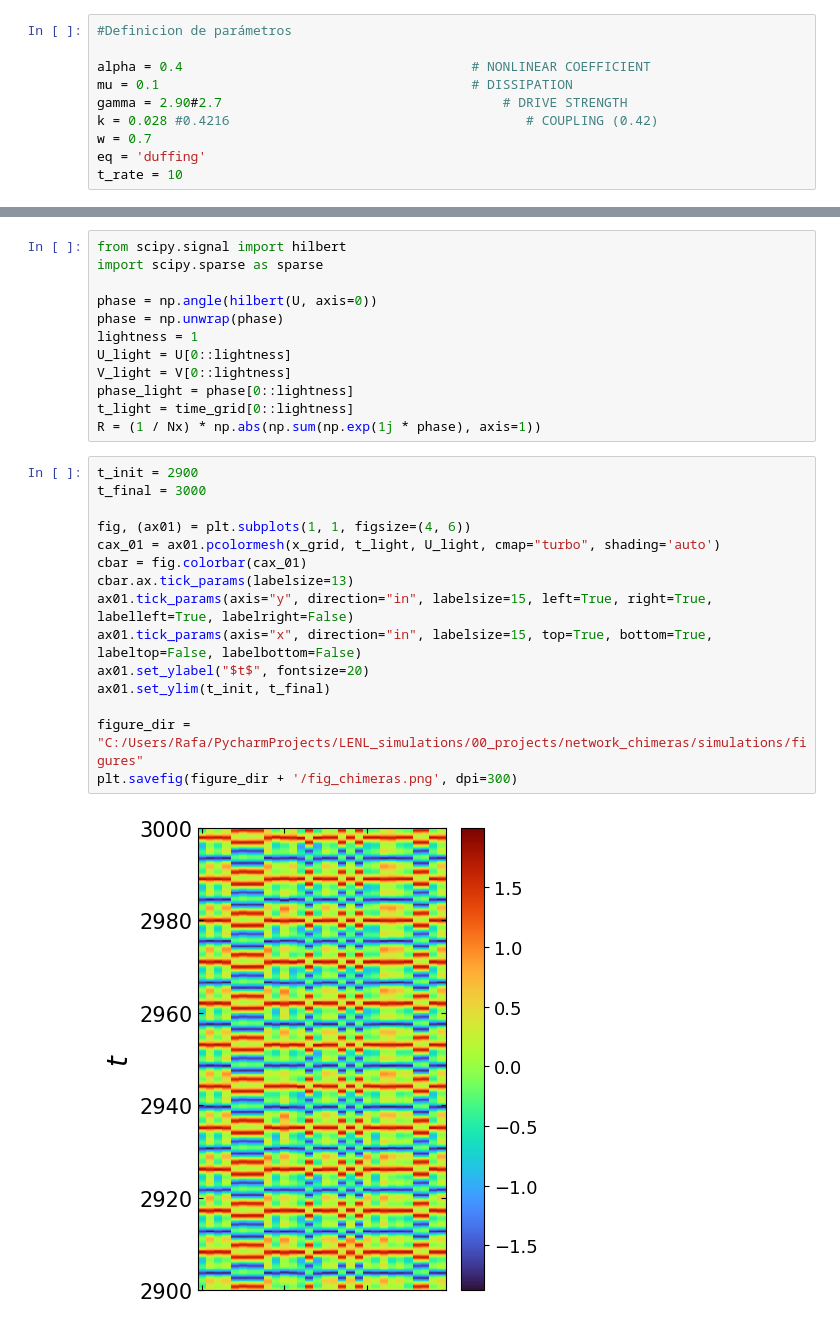
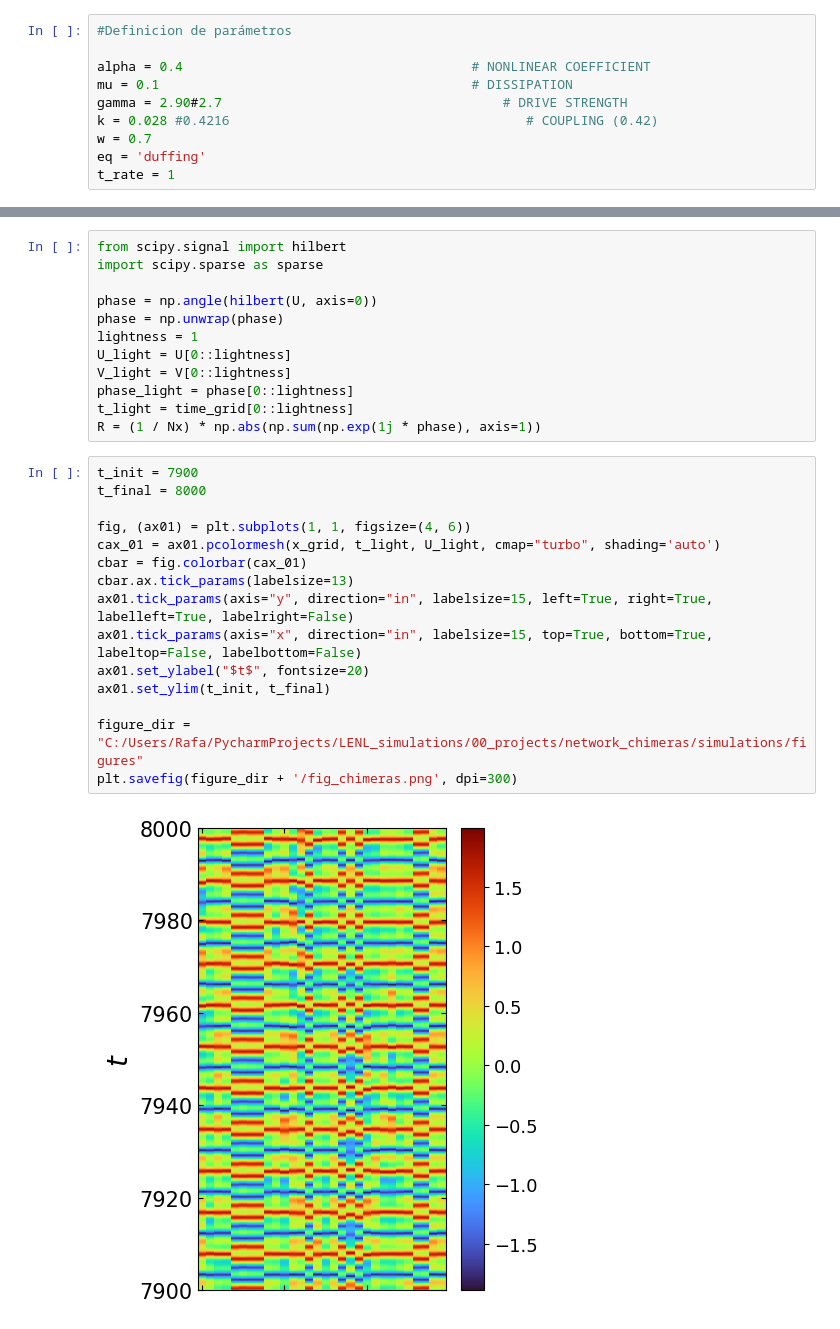
Before and after one commit to rariveros/LENL_simulations, a Jupyter notebook: 00_projects/network_chimeras/simulations/simulation.ipynb, the cells around one changed output, grey strips where cells are left out. Saved outputs shown, nothing was run; the diff lists cells and outputs as text.

```diff
--- a/00_projects/network_chimeras/simulations/simulation.ipynb
+++ b/00_projects/network_chimeras/simulations/simulation.ipynb
@@ -262,7 +311,7 @@ gamma = 2.90#2.7                                    # DRIVE STRENGTH
 k = 0.028 #0.4216                                      # COUPLING (0.42)
 w = 0.7
 eq = 'duffing'
-t_rate = 10
+t_rate = 1
 # %%
 # Grid definition
 N_nodes = 30
@@ -308,22 +357,22 @@ phase_light = phase[0::lightness]
 t_light = time_grid[0::lightness]
 R = (1 / Nx) * np.abs(np.sum(np.exp(1j * phase), axis=1))
 # %%
-t_init = 2900
-t_final = 3000
+t_init = 7900
+t_final = 8000
 
 fig, (ax01) = plt.subplots(1, 1, figsize=(4, 6))
 cax_01 = ax01.pcolormesh(x_grid, t_light, U_light, cmap="turbo", shading='auto')
 cbar = fig.colorbar(cax_01)
 cbar.ax.tick_params(labelsize=13)
 ax01.tick_params(axis="y", direction="in", labelsize=15, left=True, right=True, labelleft=True, labelright=False)
 ax01.tick_params(axis="x", direction="in", labelsize=15, top=True, bottom=True, labeltop=False, labelbottom=False)
 ax01.set_ylabel("$t$", fontsize=20)
 ax01.set_ylim(t_init, t_final)
 
 figure_dir = "C:/Users/Rafa/PycharmProjects/LENL_simulations/00_projects/network_chimeras/simulations/figures"
 plt.savefig(figure_dir + '/fig_chimeras.png', dpi=300)
 # %% [output]
-[figure, old version]
+[figure, new version]
 # %%
 fig, (ax01, ax02, ax03) = plt.subplots(3, 1, figsize=(4, 4))
 ax01.plot(t_light, U_light[:, 0], color="k")
```
Also changed, not shown: parts of 13 cells of this notebook, 6 other files.
